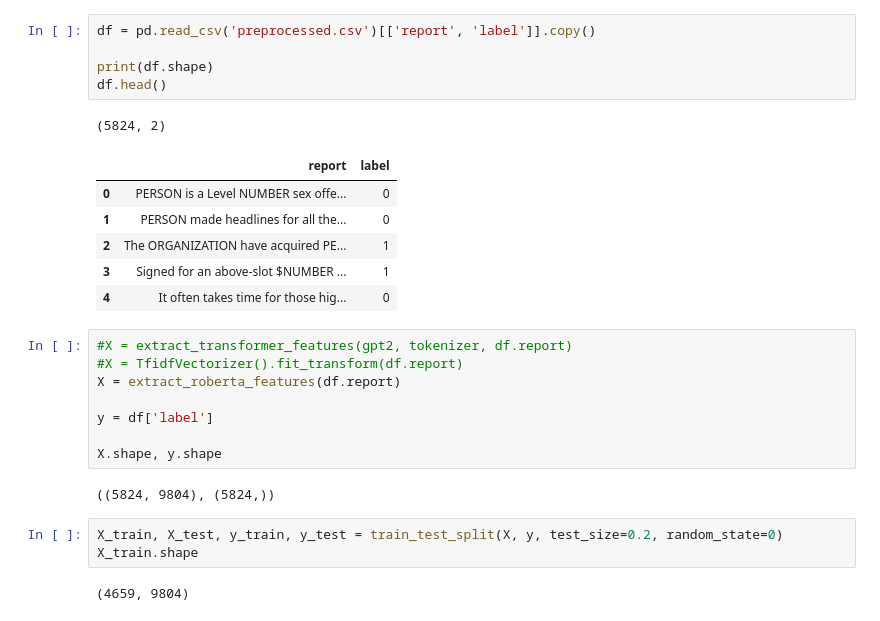
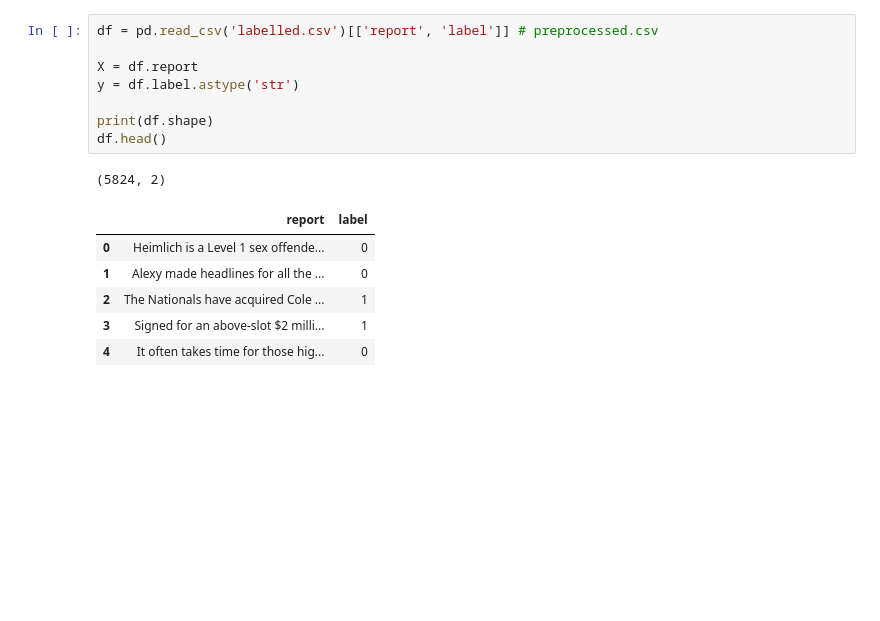
Before and after one commit to jacobdanovitch/Trouble-With-The-Curve, a Jupyter notebook: notebooks/3. Classifying Successful Prospects.ipynb, the cells around one changed output. Cells and saved outputs as stored; diff of their text form; blank space fills up the shorter version.

```diff
--- a/notebooks/3. Classifying Successful Prospects.ipynb
+++ b/notebooks/3. Classifying Successful Prospects.ipynb
@@ -75,28 +21,16 @@ def extract_roberta_features(report):
 # %%
-df = pd.read_csv('preprocessed.csv')[['report', 'label']].copy()
+df = pd.read_csv('labelled.csv')[['report', 'label']] # preprocessed.csv
+
+X = df.report
+y = df.label.astype('str')
 
 print(df.shape)
 df.head()
 # %% [output]
 (5824, 2)
 |  | report | label |
-| 0 | PERSON is a Level NUMBER sex offe... | 0 |
-| 1 | PERSON made headlines for all the... | 0 |
-| 2 | The ORGANIZATION have acquired PE... | 1 |
-| 3 | Signed for an above-slot $NUMBER ... | 1 |
+| 0 | Heimlich is a Level 1 sex offende... | 0 |
+| 1 | Alexy made headlines for all the ... | 0 |
+| 2 | The Nationals have acquired Cole ... | 1 |
+| 3 | Signed for an above-slot $2 milli... | 1 |
 | 4 | It often takes time for those hig... | 0 |
-# %%
-#X = extract_transformer_features(gpt2, tokenizer, df.report)
-#X = TfidfVectorizer().fit_transform(df.report)
-X = extract_roberta_features(df.report)
-
-y = df['label']
-
-X.shape, y.shape
-# %% [output]
-((5824, 9804), (5824,))
-# %%
-X_train, X_test, y_train, y_test = train_test_split(X, y, test_size=0.2, random_state=0)
-X_train.shape
-# %% [output]
-(4659, 9804)
```
Also changed, not shown: parts of 16 cells of this notebook.
